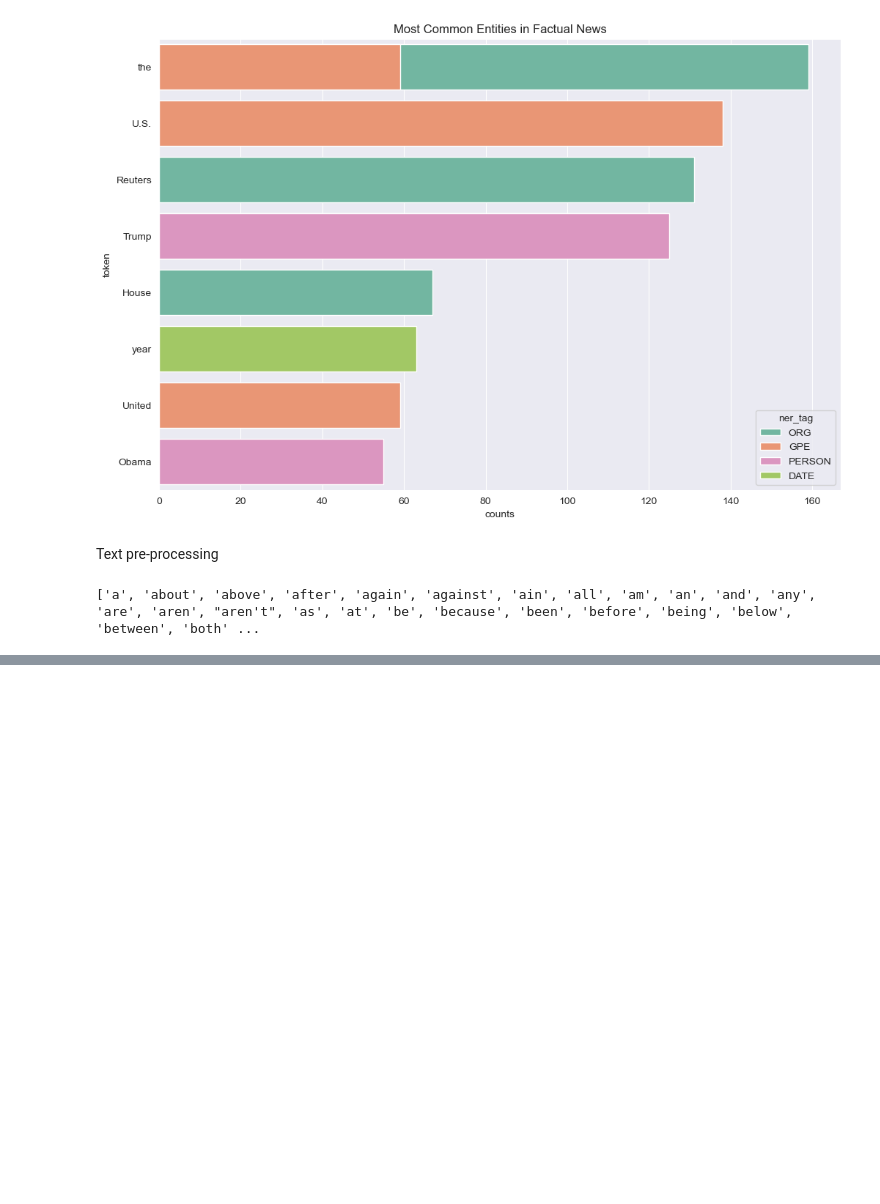
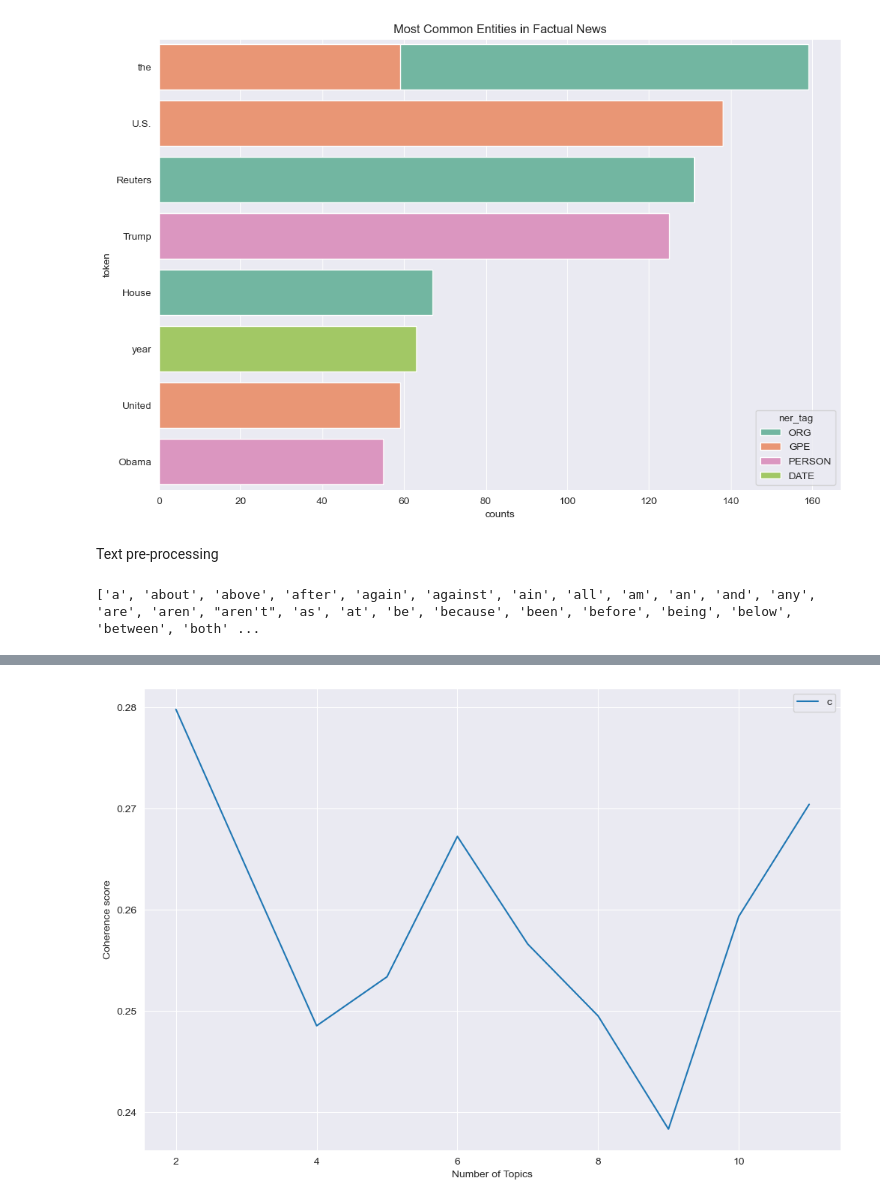
Before and after one commit to Jdfxx/NLP-Basics, a Jupyter notebook: FakeNewsAnalysis.ipynb, the cells around one changed output, grey strips where cells are left out. Cells and saved outputs as stored; diff of their text form; code cells hidden in the pictures; blank space fills up the shorter version.

```diff
--- a/FakeNewsAnalysis.ipynb
+++ b/FakeNewsAnalysis.ipynb
@@ -262,0 +363,21 @@ data['text_clean'] = data['text_clean'].apply(lambda x: ' '.join([word for word
+# %%
+# generate coherence scores to determine an optimum number of topics
+coherence_values = []
+model_list = []
+
+min_topics = 2
+max_topics = 11
+
+for num_topics_i in range(min_topics, max_topics+1):
+    model = gensim.models.LdaModel(doc_term_fake, num_topics=num_topics_i, id2word = dictionary_fake)
+    model_list.append(model)
+    coherence_model = CoherenceModel(model=model, texts=fake_news_text, dictionary=dictionary_fake, coherence='c_v')
+    coherence_values.append(coherence_model.get_coherence())
+
+plt.plot(range(min_topics, max_topics+1), coherence_values)
+plt.xlabel("Number of Topics")
+plt.ylabel("Coherence score")
+plt.legend(("coherence_values"), loc='best')
+plt.show()
+# %% [output]
+[figure, added]
```
Also changed, not shown: parts of 33 cells of this notebook.
